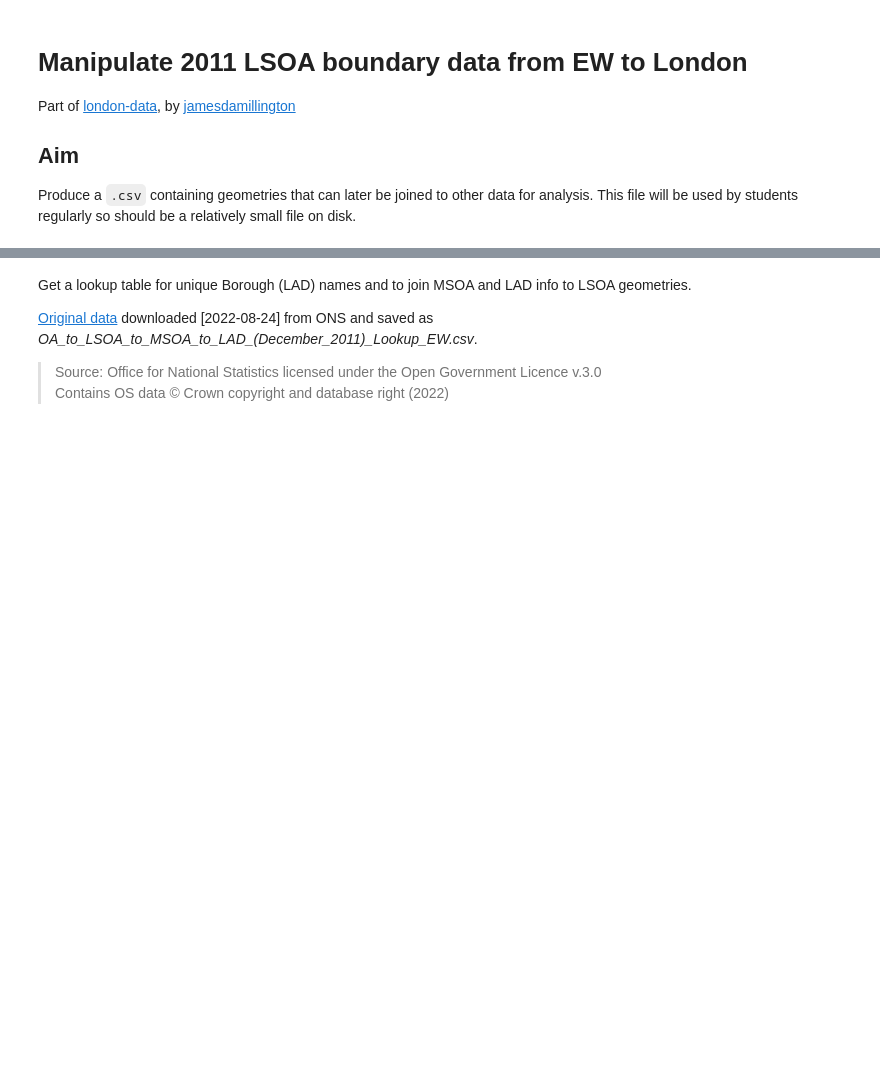
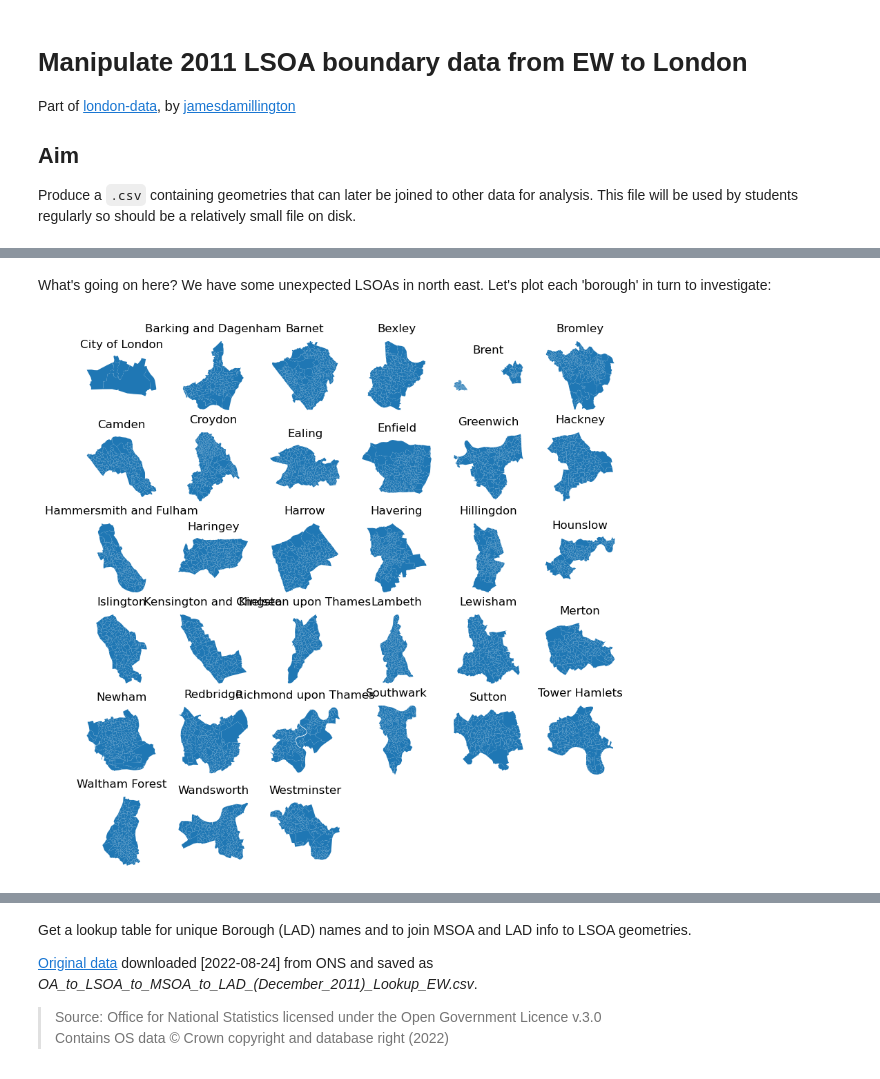
Before and after one commit to jamesdamillington/london-data, a Jupyter notebook: code/london-census2011-geography.ipynb, the cells around one changed output, grey strips where cells are left out. Saved outputs shown, nothing was run; the diff lists cells and outputs as text; code cells hidden in the pictures; blank space fills up the shorter version.

```diff
--- a/code/london-census2011-geography.ipynb
+++ b/code/london-census2011-geography.ipynb
@@ -19,0 +224,26 @@ from pathlib import Path
+# %% [markdown]
+What's going on here? We have some unexpected LSOAs in north east. Let's plot each 'borough' in turn to investigate:
+# %%
+fig, axs = plt.subplots(6,6,figsize=(10,10))
+row = 0
+col = 0
+
+for i, x in enumerate(london_lads):
+    l = london[london['LSOA11NM'].str.contains(x)]
+
+    col = i%6
+    theax=axs[row][col]
+
+    ax = l.plot(ax=theax)
+    theax.set_title(x)
+    theax.axis('off')
+
+    if col == 5:
+        row += 1
+
+for ax in axs.flat[len(london_lads):]:
+    ax.remove()
+
+plt.show()
+# %% [output]
+[figure, added]
```
Also changed, not shown: parts of 50 cells of this notebook, 16 other files.
